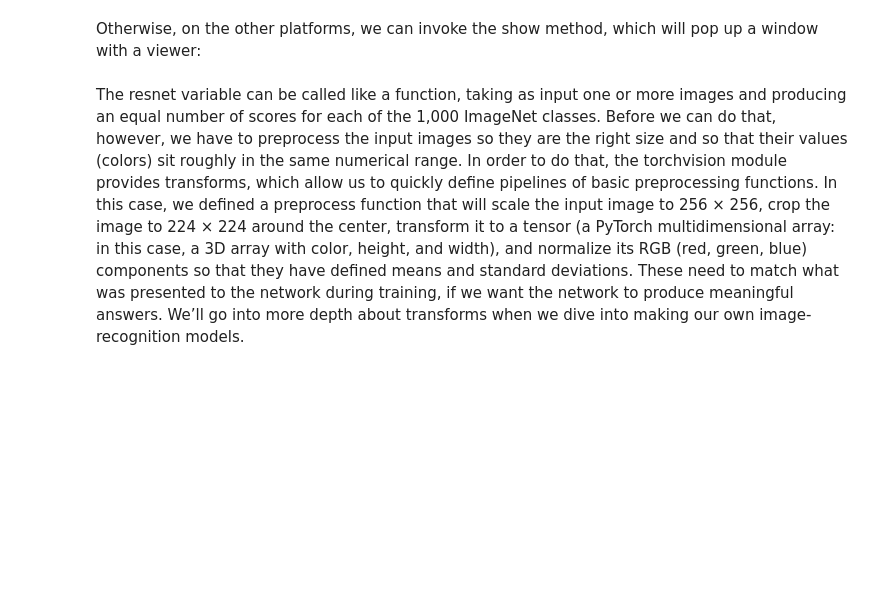
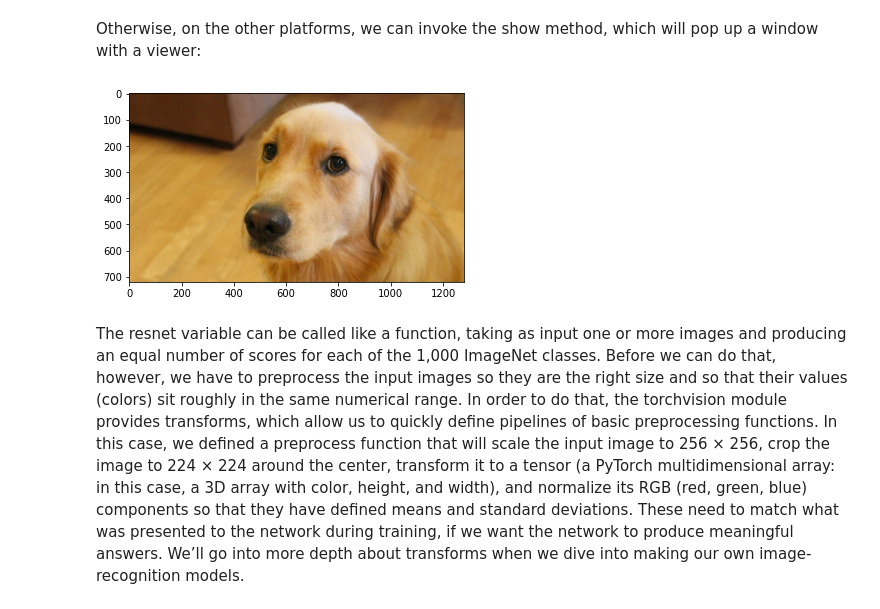
Before and after one commit to Alquem/machine-learning-syllabus, a Jupyter notebook: deep_learning_frameworks/deep_learning_frameworks_week_13/introduction_to_pytorch_part_1.ipynb, the cells around one changed output. Cells and saved outputs as stored; diff of their text form; code cells hidden in the pictures; blank space fills up the shorter version.

```diff
--- a/deep_learning_frameworks/deep_learning_frameworks_week_13/introduction_to_pytorch_part_1.ipynb
+++ b/deep_learning_frameworks/deep_learning_frameworks_week_13/introduction_to_pytorch_part_1.ipynb
@@ -587,3 +752,8 @@ img.show()
+# %%
+plt.imshow(img)
+plt.show()
+# %% [output]
+[figure, added]
 # %% [markdown]
 The resnet variable can be called like a function, taking as input one or more images and producing an equal number of scores for each of the 1,000 ImageNet classes. Before we can do that, however, we have to preprocess the input images so they are the right size and so that their values (colors) sit roughly in the same numerical range. In order to do that, the torchvision module provides transforms, which allow us to quickly define pipelines of basic preprocessing functions. In this case, we defined a preprocess function that will scale the input image to 256 × 256, crop the image to 224 × 224 around the center, transform it to a tensor (a PyTorch multidimensional array: in this case, a 3D array with color, height, and
 width), and normalize its RGB (red, green, blue) components so that they have defined means and standard deviations. These need to match what was presented to the network during training, if we want the network to produce meaningful answers. We’ll go into more depth about transforms when we dive into making our own image-recognition models.
```
Also changed, not shown: parts of 28 cells of this notebook.
